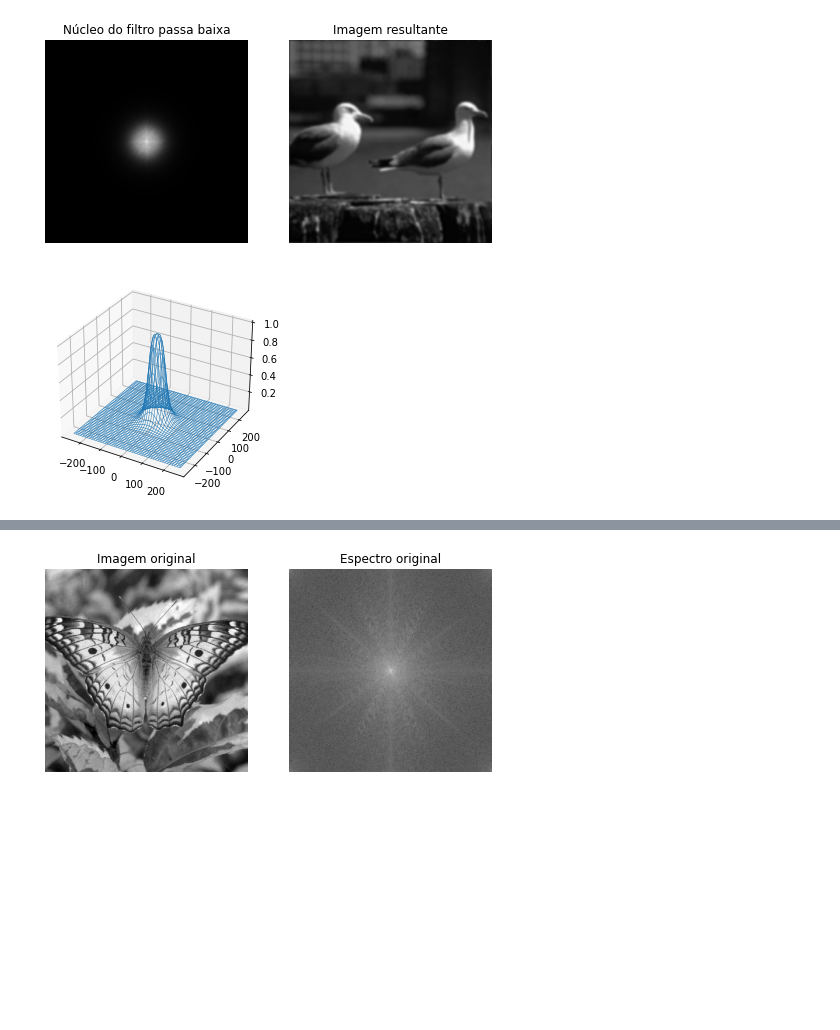
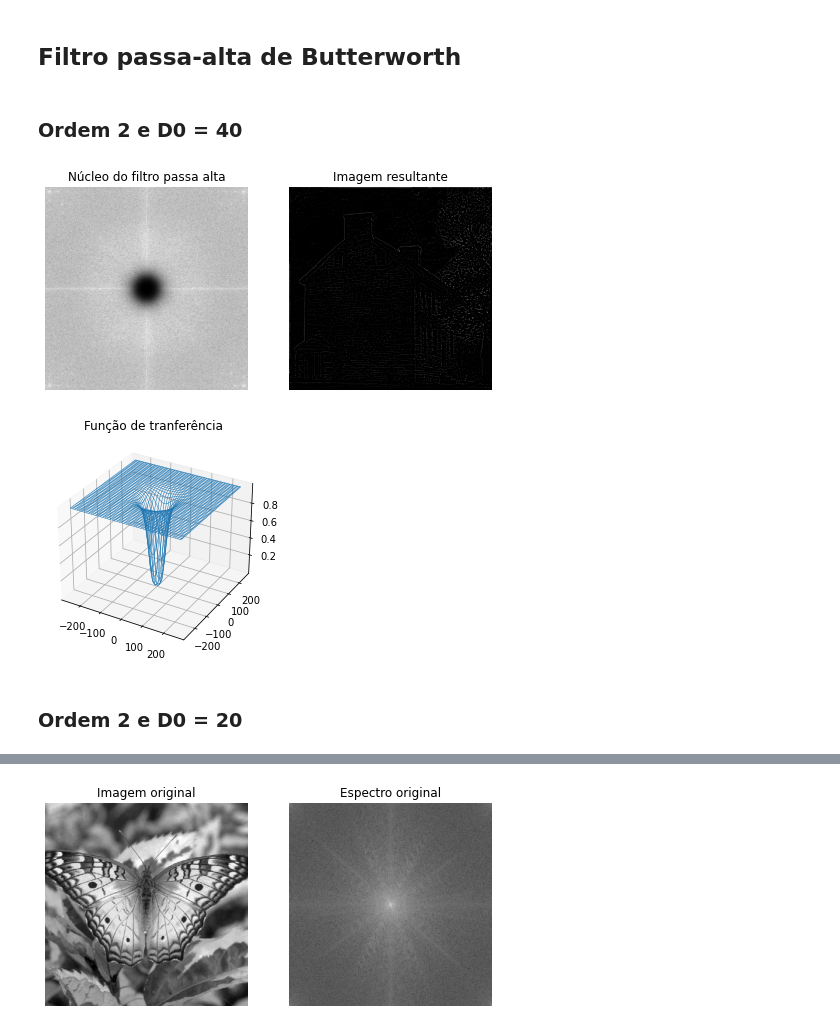
Before and after one commit to FelipeMatoba/mc920-trabalho2, a Jupyter notebook: project2.ipynb, the cells around one changed output, grey strips where cells are left out. Cells and saved outputs as stored; diff of their text form; code cells hidden in the pictures; blank space fills up the shorter version.

```diff
--- a/project2.ipynb
+++ b/project2.ipynb
@@ -84,5 +295,9 @@ plt.show()
+# %% [markdown]
+## Filtro passa-alta de Butterworth
+# %% [markdown]
+### Ordem 2 e D0 = 40
 # %%
-img_name = 'seagull.png'
+img_name = 'house.png'
 img = cv2.imread('in/' + img_name, 0)
 
 if img is None:
@@ -96,47 +311,47 @@ ft = np.fft.fftshift(ft)
 #   D0: frequência de corte
 n = 2
 D0 = 40
-x, y = np.shape(ft)
-x_axis = np.arange(-np.floor(x/2), np.floor(x/2))
-y_axis = np.arange(-np.floor(y/2), np.floor(y/2))
-# Gera o plano para o cálculo de D
-A, B = np.meshgrid(x_axis, y_axis)
-D = np.sqrt(np.power(A, 2) + np.power(B, 2))
-H = 1/(1 + (D/D0)**(2*n))
-# Operação de convolução
+A, B, H = butterworth_high(ft, 2, D0)
 butterworth = H * ft
 
 # Desfaz o shift e aplica a transformada inversa
 butterworth = np.fft.ifftshift(butterworth)
 butterworth = np.fft.ifft2(butterworth)
 butterworth = np.real(butterworth)
 
+# Cálculo do espectro de Fourier
 espectro = np.log(np.abs(ft) + 1)
 max_pixel = np.max(espectro)
 if max_pixel > 0:
     espectro = (255/max_pixel)*espectro
 
 f, axarr = plt.subplots(1,2, figsize = (8,8))
 axarr[0].imshow(H * espectro, cmap = 'gray')
-axarr[0].set_title("Núcleo do filtro passa baixa")
+axarr[0].set_title("Núcleo do filtro passa alta")
 axarr[0].axis('off')
 
-axarr[1].imshow(butterworth, cmap = 'gray')
+axarr[1].imshow(butterworth, cmap = 'gray', vmin=0, vmax=255)
 axarr[1].set_title("Imagem resultante")
 axarr[1].axis('off')
 plt.show()
 
 from mpl_toolkits.mplot3d import Axes3D
 fig = plt.figure()
 ax = fig.gca(projection='3d')
 plot = ax.plot_wireframe(A, B, H, linewidth=0.5)
+ax.set_title("Função de tranferência")
+plt.savefig('out/transfer_high.png')
 plt.show()
 
-if not cv2.imwrite('out/low_butter.png', butterworth):
+if not cv2.imwrite('out/high_butter40.png', butterworth):
     print("Falha ao salvar a imagem")
+if not cv2.imwrite('out/nucleo_high_butter40.png', H * espectro):
+    print("Falha ao salvar a imagem")
 # %% [output]
-[figure, old version]
+[figure, new version]
-[figure, old version]
+[figure, new version]
+# %% [markdown]
+### Ordem 2 e D0 = 20
 # %%
 img_name = 'house.png'
 img = cv2.imread('in/' + img_name, 0)
```
Also changed, not shown: parts of 27 cells of this notebook, 25 other files.
